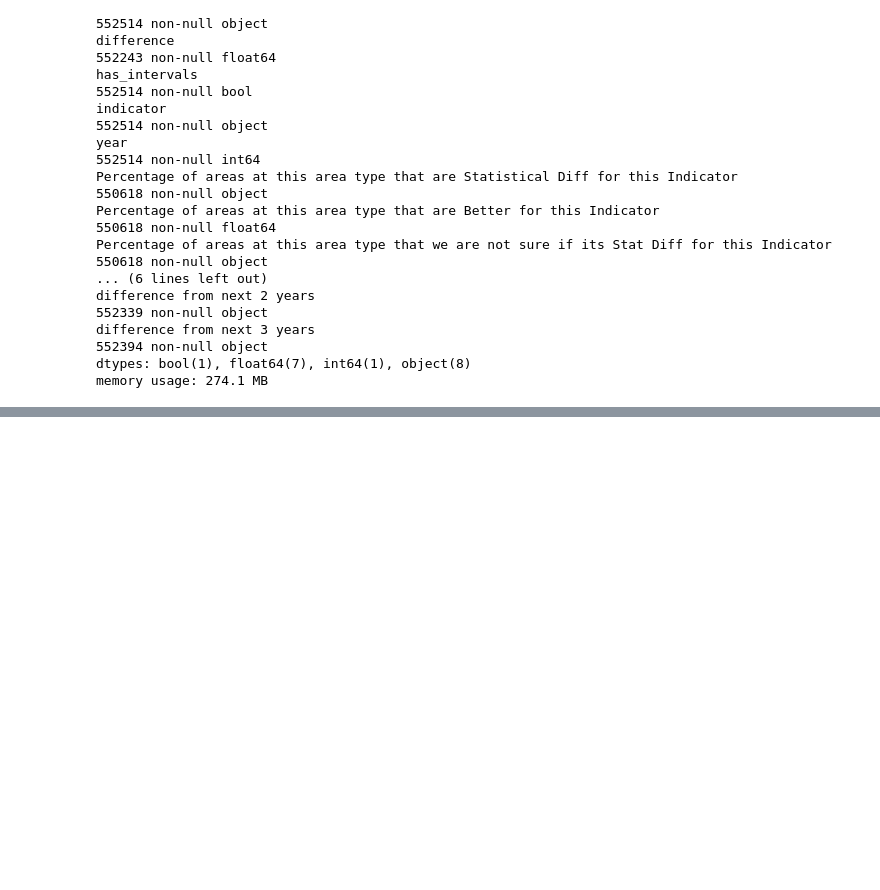
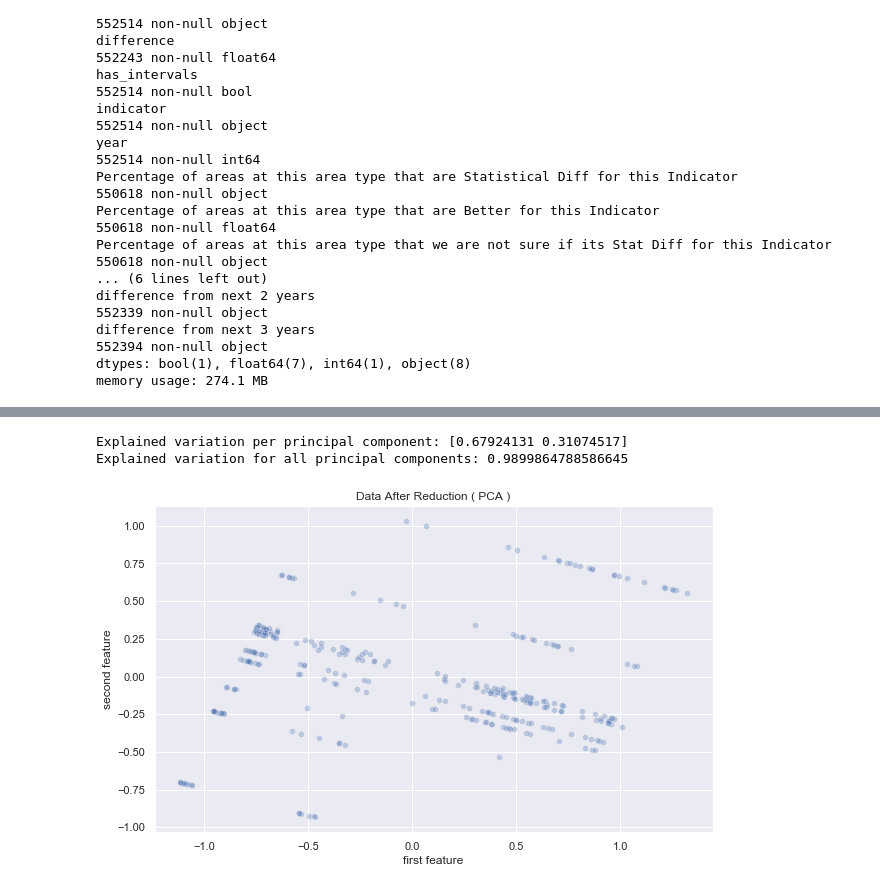
Before and after one commit to Public-Health-Scotland/scotpho-cluster-analysis, a Jupyter notebook: Dataset_Exploration_version_1_2_4.ipynb, the cells around one changed output, grey strips where cells are left out. Saved outputs shown, nothing was run; the diff lists cells and outputs as text; code cells hidden in the pictures; blank space fills up the shorter version.

```diff
--- a/Dataset_Exploration_version_1_2_4.ipynb
+++ b/Dataset_Exploration_version_1_2_4.ipynb
@@ -1124,0 +1308,38 @@ memory usage: 274.1 MB
+# %%
+from sklearn.decomposition import PCA
+def PCA_for_kmeans(points,n_components_ ):
+
+    pca = PCA(n_components = n_components_ )
+    pca.fit(points_scaled)
+    print('Explained variation per principal component: {}'.format(pca.explained_variance_ratio_))
+    print('Explained variation for all principal components: {}'.format(np.sum(pca.explained_variance_ratio_)))
+
+    pca_results = pca.transform(points_scaled)
+    Pca_df = pd.DataFrame(
+    {'first feature': pca_results[:,0],
+     'second feature': pca_results[:,1]
+    })
+    return Pca_df
+
+
+res_pca = PCA_for_kmeans(points_scaled,2)
+# %% [output]
+Explained variation per principal component: [0.67924131 0.31074517]
+Explained variation for all principal components: 0.9899864788586645
+# %%
+def Visualise_after_reduction(df,data_df, title):
+
+    rndperm = np.random.permutation(data_df.shape[0])
+    plt.figure(figsize=(10,6))
+    plt.title('Data After Reduction ( '+title+' )')
+    sns.scatterplot(
+    x="first feature", y="second feature",
+
+    palette=sns.color_palette("muted", 10),
+    data=df.loc[rndperm,:],
+    legend="full",
+    alpha=0.3
+)
+Visualise_after_reduction(res_pca,points,'PCA')
+# %% [output]
+[figure, added]
```
Also changed, not shown: parts of 84 cells of this notebook.
